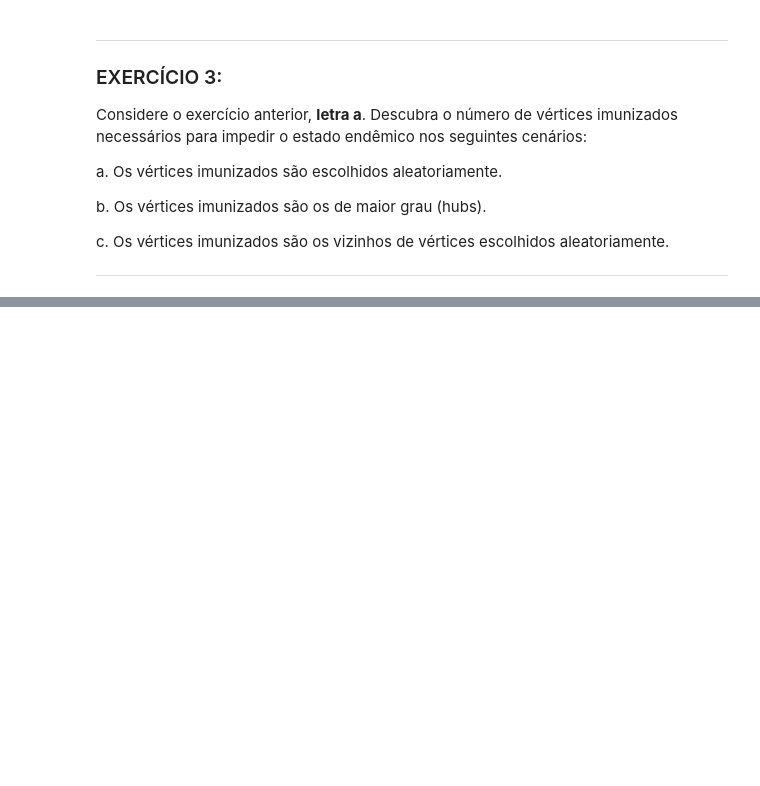
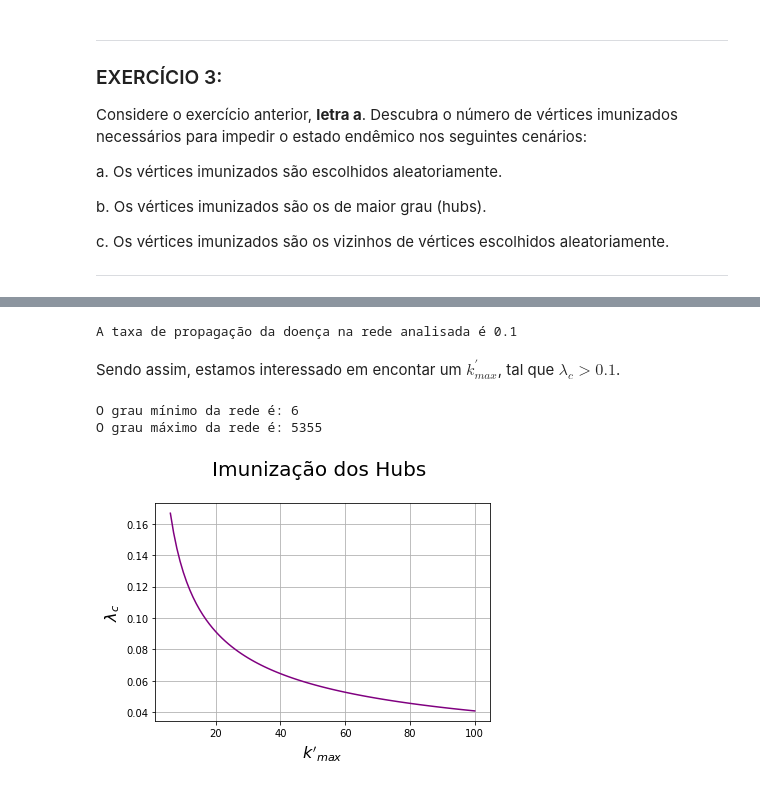
Before and after one commit to anacwagner/FGV_EMAp_Mestrado, a Jupyter notebook: Redes-Complexas-2019/Trabalho Redes - Respostas.ipynb, the cells around one changed output, grey strips where cells are left out. Cells and saved outputs as stored; diff of their text form; code cells hidden in the pictures; blank space fills up the shorter version.

```diff
--- a/Redes-Complexas-2019/Trabalho Redes - Respostas.ipynb
+++ b/Redes-Complexas-2019/Trabalho Redes - Respostas.ipynb
@@ -581,0 +650,5 @@ ___
+# %%
+# Informações da rede G4
+alpha = 2.5
+beta = 0.01
+mu = 0.1
@@ -581,0 +693,30 @@ ___
+# %%
+lambda1 = beta/mu
+print('A taxa de propagação da doença na rede analisada é ' + str(round(lambda1,2)))
+# %% [output]
+A taxa de propagação da doença na rede analisada é 0.1
+# %% [markdown]
+Sendo assim, estamos interessado em encontar um $k^{'}_{max}$, tal que $\lambda_c>0.1$.
+# %%
+kmin = min(dict(G4.degree()).values())
+kmax = max(dict(G4.degree()).values())
+print('O grau mínimo da rede é: ' + str(kmin))
+print('O grau máximo da rede é: ' + str(kmax))
+# %% [output]
+O grau mínimo da rede é: 6
+O grau máximo da rede é: 5355
+# %%
+k_list = list(range(kmin,101))
+lambda_c = []
+for k0 in k_list:
+    l_c = ((3-alpha)/(alpha-2))*(k0**(alpha-3))*(kmin**(2-alpha)) #k0 >> kmin
+    lambda_c.append(l_c)
+
+plt.plot(k_list,lambda_c, color = "purple")
+plt.xlabel("$k'_{max}$", fontsize=16)
+plt.ylabel('$\lambda_c$', fontsize=16)
+plt.title('Imunização dos Hubs \n', fontsize=20)
+plt.grid()
+plt.show()
+# %% [output]
+[figure, added]
```
Also changed, not shown: parts of 24 cells of this notebook.
